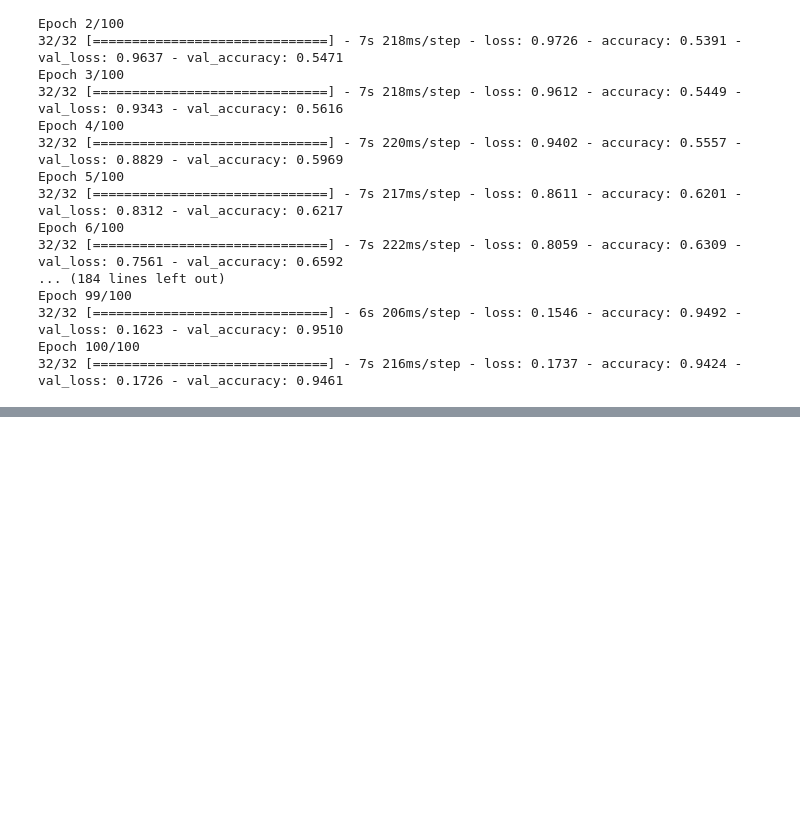
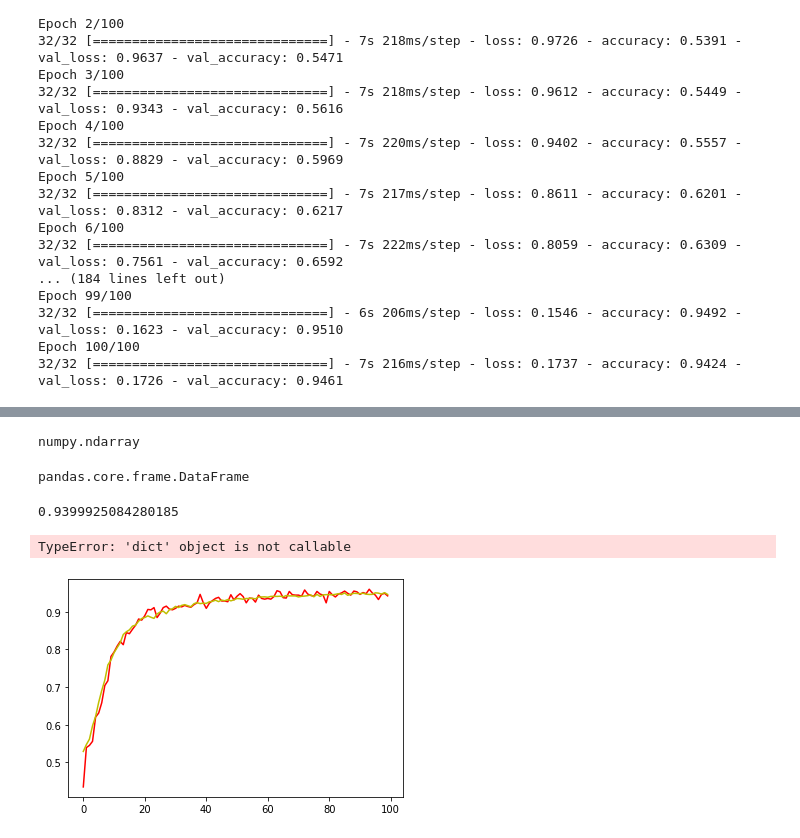
Before and after one commit to vin-rmdn/cancelled, a Jupyter notebook: notebook/Sentiment_Analyis.ipynb, the cells around one changed output, grey strips where cells are left out. Saved outputs shown, nothing was run; the diff lists cells and outputs as text; code cells hidden in the pictures; blank space fills up the shorter version.

```diff
--- a/notebook/Sentiment_Analyis.ipynb
+++ b/notebook/Sentiment_Analyis.ipynb
@@ -263,0 +273,26 @@ Epoch 100/100
+# %%
+type(prediction.round())
+# %% [output]
+numpy.ndarray
+# %%
+type(pd.get_dummies(test['category']))
+# %% [output]
+pandas.core.frame.DataFrame
+# %%
+from sklearn.metrics import accuracy_score
+
+accuracy_score(pd.get_dummies(test['category']), prediction.round())
+# %% [output]
+0.9399925084280185
+# %%
+history.history['accuracy']
+# %% [output]
+TypeError: 'dict' object is not callable
+# %%
+from matplotlib import pyplot as plt
+
+plt.plot(range(len(history.history['accuracy'])), history.history['accuracy'], 'r')
+plt.plot(range(len(history.history['accuracy'])), history.history['val_accuracy'], 'y')
+plt.show()
+# %% [output]
+[figure, added]
```
Also changed, not shown: parts of 2 cells of this notebook, 12 other files.
